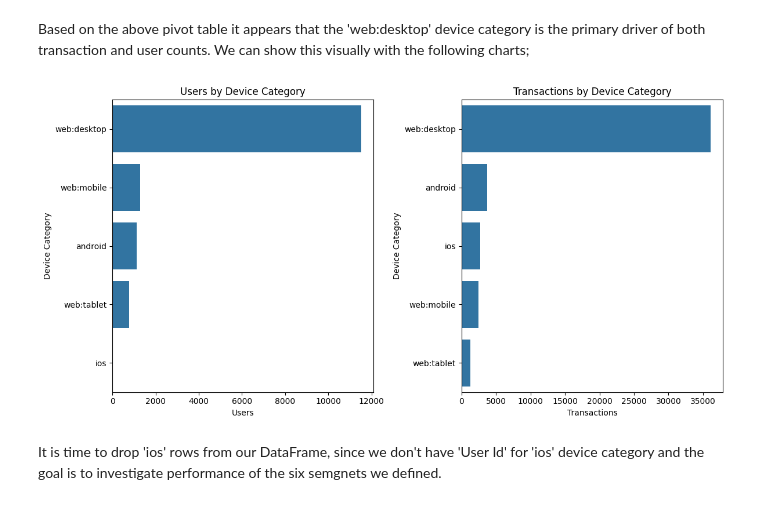
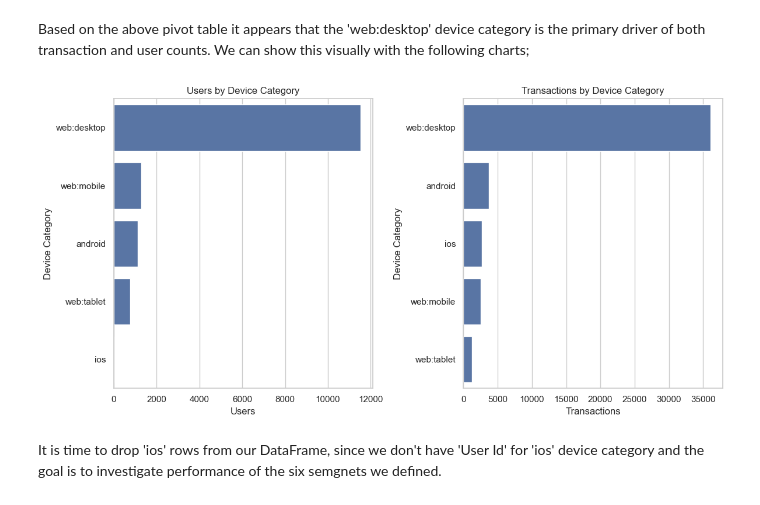
Before and after one commit to VangelisChocholis/Cross_Device_Analysis, a Jupyter notebook: cross_device_analysis.ipynb, the cells around one changed output. Cells and saved outputs as stored; diff of their text form; code cells hidden in the pictures.

Commit message:
chart adjustments

```diff
--- a/cross_device_analysis.ipynb
+++ b/cross_device_analysis.ipynb
@@ -72,15 +72,16 @@ Note: We have been informed that all User Ids for iOS devices are missing.
 Based on the above pivot table it appears that the 'web:desktop' device category is the primary driver of both transaction and user counts. We can show this visually with the following charts;
 # %%
 # Users and Transactions by Device Category
+sns.set(style="whitegrid")
 fig, ax = plt.subplots(1, 2, figsize=(12, 6))
 sns.barplot(x='Users', y='Device Category', data=pvt_device_categories.sort_values(by='Users', ascending=False), ax=ax[0])
 sns.barplot(x='Transactions', y='Device Category', data=pvt_device_categories.sort_values(by='Transactions', ascending=False), ax=ax[1])
 ax[0].set_title('Users by Device Category')
 ax[1].set_title('Transactions by Device Category')
 plt.tight_layout()
 plt.show()
 # %% [output]
-[figure, old version]
+[figure, new version]
 # %% [markdown]
 It is time to drop 'ios' rows from our DataFrame, since we don't have 'User Id' for 'ios' device category and the goal is to investigate performance of the six semgnets we defined.
 # %%
```
Also changed, not shown: parts of 1 cell of this notebook.
